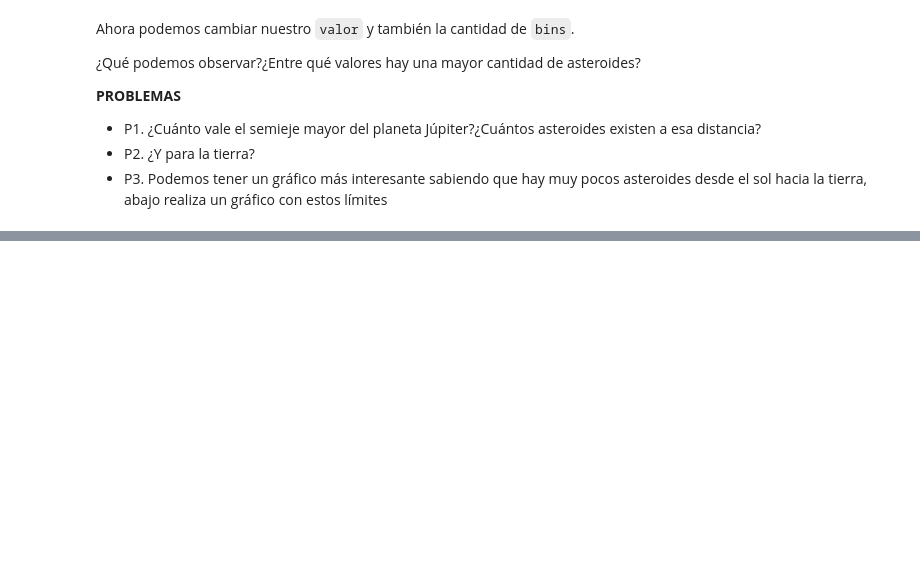
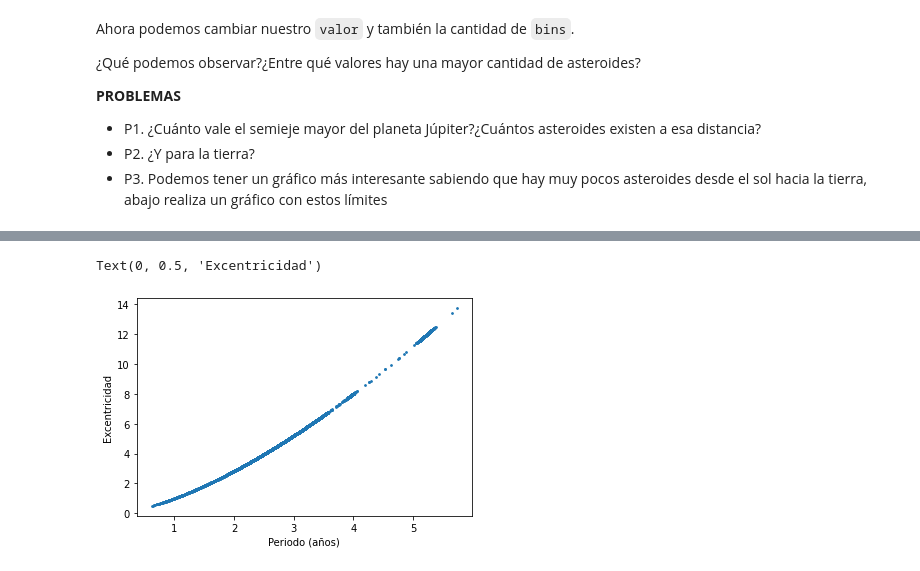
Before and after one commit to LudCano/ClaseAsteroides, a Jupyter notebook: Taller 1.ipynb, the cells around one changed output, grey strips where cells are left out. Cells and saved outputs as stored; diff of their text form; code cells hidden in the pictures; blank space fills up the shorter version.

```diff
--- a/Taller 1.ipynb
+++ b/Taller 1.ipynb
@@ -193,0 +360,10 @@ Ahora podemos cambiar nuestro `valor` y también la cantidad de `bins`.
+# %%
+data3 = data[data["a"]<valor]
+semieje = data3["a"]
+periodo = data3["per_y"]
+dispersion(datosx = semieje, datosy = periodo, tamaño = 3)
+plt.xlabel("Periodo (años)")
+plt.ylabel("Excentricidad")
+# %% [output]
+Text(0, 0.5, 'Excentricidad')
+[figure, added]
```
Also changed, not shown: parts of 40 cells of this notebook, 1 other file.
